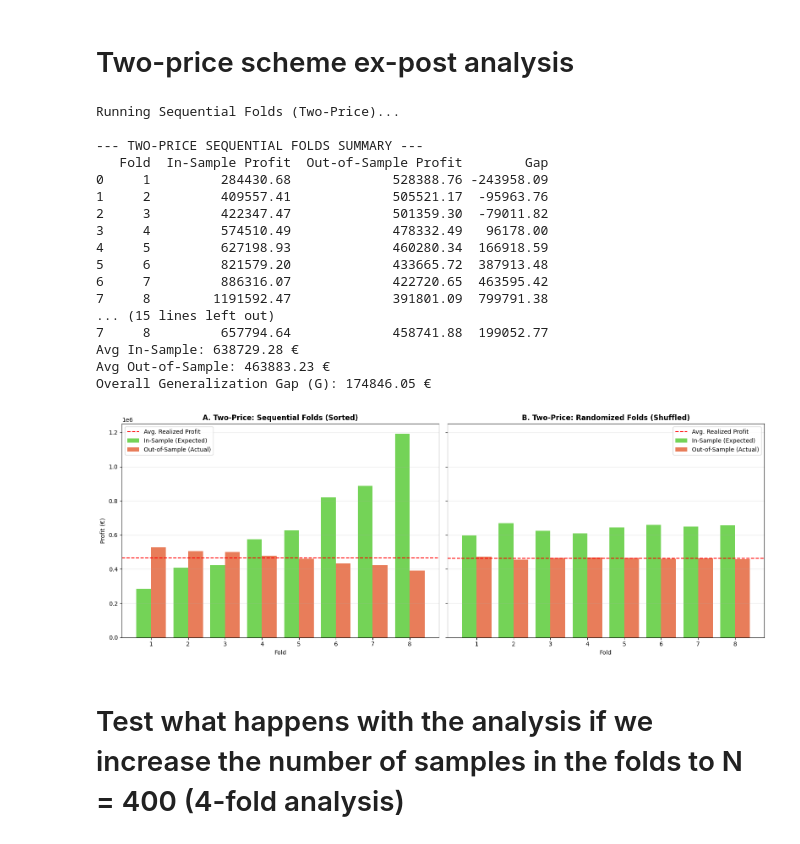
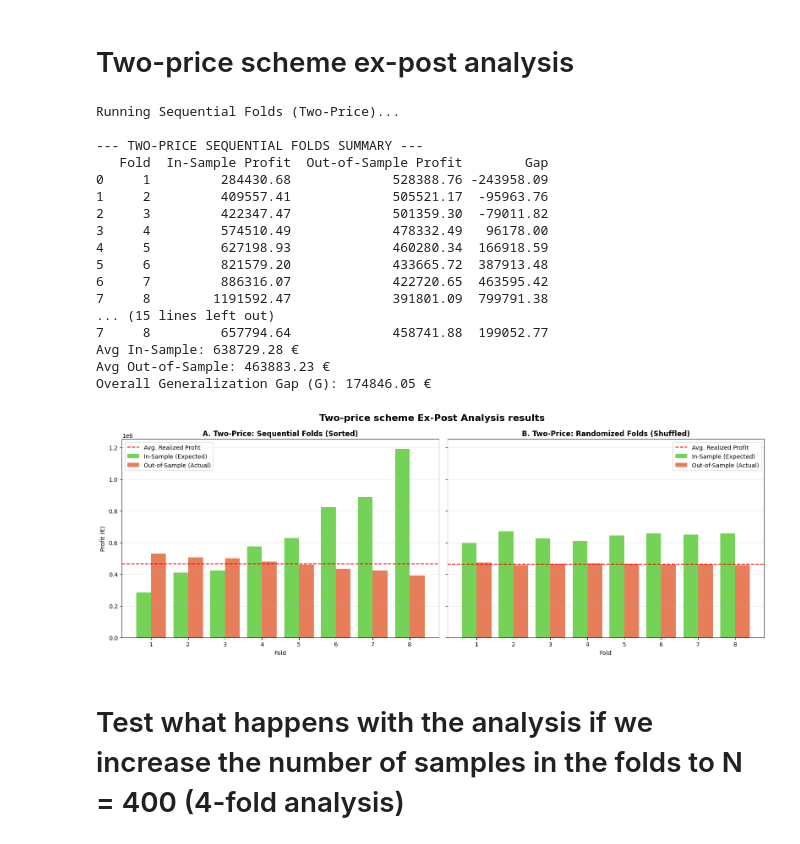
Before and after one commit to KonstantinosKountras/46755-offering-strategy_Asgn2, a Jupyter notebook: notebooks/Task1-3_Ex-post_analysis.ipynb, the cells around one changed output. Drawn from its saved outputs; the diff is of its cells as text; code cells hidden in the pictures.

```diff
--- a/notebooks/Task1-3_Ex-post_analysis.ipynb
+++ b/notebooks/Task1-3_Ex-post_analysis.ipynb
@@ -329,6 +331,8 @@ print(f"Overall Generalization Gap (G): {total_gap_rand:.2f} €")
 # 4. PLOT SIDE-BY-SIDE COMPARISON
 # ---------------------------------------------------------
 fig, axes = plt.subplots(1, 2, figsize=(16, 6), sharey=True)
+# Add the main title to the figure
+fig.suptitle("Two-price scheme Ex-Post Analysis results", fontsize=16, fontweight='bold')
 
 # Subplot A: Sequential
 axes[0].bar(df_seq_2p['Fold'] - 0.2, df_seq_2p['In-Sample Profit'], width=0.4, label='In-Sample (Expected)', alpha=0.8, color="#51c82d")
@@ -342,34 +346,34 @@ axes[0].grid(axis='y', alpha=0.3)
 
 # Subplot B: Randomized
 axes[1].bar(df_rand_2p['Fold'] - 0.2, df_rand_2p['In-Sample Profit'], width=0.4, label='In-Sample (Expected)', alpha=0.8, color='#51c82d')
 axes[1].bar(df_rand_2p['Fold'] + 0.2, df_rand_2p['Out-of-Sample Profit'], width=0.4, label='Out-of-Sample (Actual)', alpha=0.8, color='#e35d31')
 axes[1].axhline(df_rand_2p['Out-of-Sample Profit'].mean(), color='red', linestyle='--', label='Avg. Realized Profit')
 axes[1].set_title("B. Two-Price: Randomized Folds (Shuffled)", fontsize=12, fontweight='bold')
 axes[1].set_xlabel("Fold")
 axes[1].legend()
 axes[1].grid(axis='y', alpha=0.3)
 
 plt.tight_layout()
 plt.show()
 # %% [output]
 Running Sequential Folds (Two-Price)...
 
 --- TWO-PRICE SEQUENTIAL FOLDS SUMMARY ---
    Fold  In-Sample Profit  Out-of-Sample Profit        Gap
 0     1         284430.68             528388.76 -243958.09
 1     2         409557.41             505521.17  -95963.76
 2     3         422347.47             501359.30  -79011.82
 3     4         574510.49             478332.49   96178.00
 4     5         627198.93             460280.34  166918.59
 5     6         821579.20             433665.72  387913.48
 6     7         886316.07             422720.65  463595.42
 7     8        1191592.47             391801.09  799791.38
 ... (15 lines left out)
 7     8         657794.64             458741.88  199052.77
 Avg In-Sample: 638729.28 €
 Avg Out-of-Sample: 463883.23 €
 Overall Generalization Gap (G): 174846.05 €
-[figure, old version]
+[figure, new version]
 # %% [markdown]
 # Test what happens with the analysis if we increase the number of samples in the folds to N = 400 (4-fold analysis)
 # %%
```
Also changed, not shown: parts of 1 cell of this notebook.
